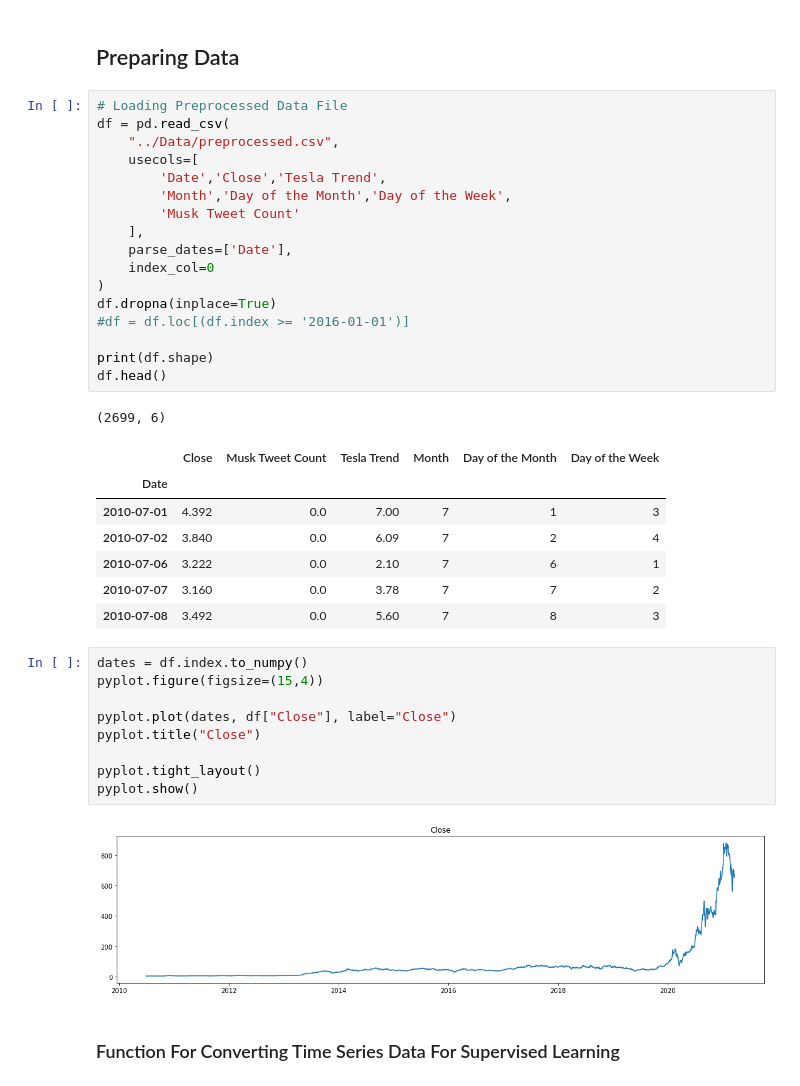
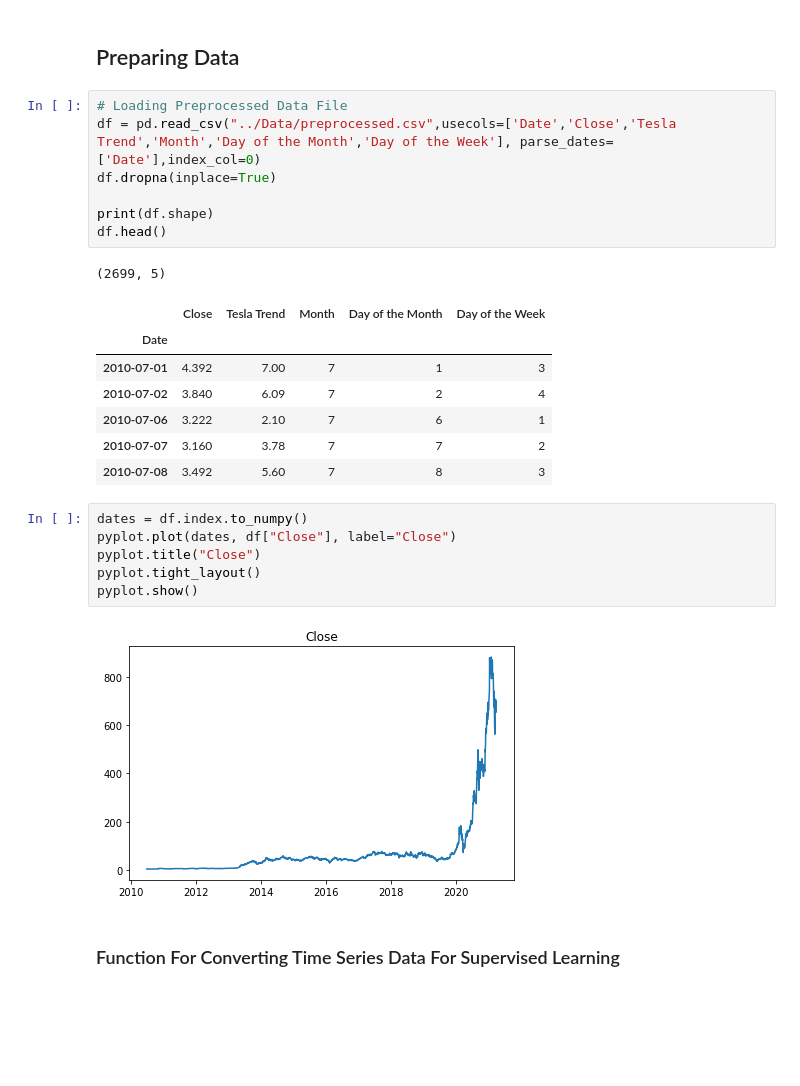
Before and after one commit to TLChilton/Senior_Capstone, a Jupyter notebook: Thomas/LSTMTestBed.ipynb, the cells around one changed output. Saved outputs shown, nothing was run; the diff lists cells and outputs as text; blank space fills up the shorter version.

```diff
--- a/Thomas/LSTMTestBed.ipynb
+++ b/Thomas/LSTMTestBed.ipynb
@@ -19,41 +16,28 @@ from sklearn.metrics import mean_squared_error
 ## Preparing Data
 # %%
 # Loading Preprocessed Data File
-df = pd.read_csv(
-    "../Data/preprocessed.csv",
-    usecols=[
-        'Date','Close','Tesla Trend',
-        'Month','Day of the Month','Day of the Week',
-        'Musk Tweet Count'
-    ],
-    parse_dates=['Date'],
-    index_col=0
-)
+df = pd.read_csv("../Data/preprocessed.csv",usecols=['Date','Close','Tesla Trend','Month','Day of the Month','Day of the Week'], parse_dates=['Date'],index_col=0)
 df.dropna(inplace=True)
-#df = df.loc[(df.index >= '2016-01-01')]
 
 print(df.shape)
 df.head()
 # %% [output]
-(2699, 6)
+(2699, 5)
-|  | Close | Musk Tweet Count | Tesla Trend | Month | Day of the Month | Day of the Week |
-| Date |  |  |  |  |  |  |
-| 2010-07-01 | 4.392 | 0.0 | 7.00 | 7 | 1 | 3 |
-| 2010-07-02 | 3.840 | 0.0 | 6.09 | 7 | 2 | 4 |
-| 2010-07-06 | 3.222 | 0.0 | 2.10 | 7 | 6 | 1 |
-| 2010-07-07 | 3.160 | 0.0 | 3.78 | 7 | 7 | 2 |
-| 2010-07-08 | 3.492 | 0.0 | 5.60 | 7 | 8 | 3 |
+|  | Close | Tesla Trend | Month | Day of the Month | Day of the Week |
+| Date |  |  |  |  |  |
+| 2010-07-01 | 4.392 | 7.00 | 7 | 1 | 3 |
+| 2010-07-02 | 3.840 | 6.09 | 7 | 2 | 4 |
+| 2010-07-06 | 3.222 | 2.10 | 7 | 6 | 1 |
+| 2010-07-07 | 3.160 | 3.78 | 7 | 7 | 2 |
+| 2010-07-08 | 3.492 | 5.60 | 7 | 8 | 3 |
 # %%
 dates = df.index.to_numpy()
-pyplot.figure(figsize=(15,4))
-
 pyplot.plot(dates, df["Close"], label="Close")
 pyplot.title("Close")
-
 pyplot.tight_layout()
 pyplot.show()
 # %% [output]
-[figure, old version]
+[figure, new version]
 # %% [markdown]
 ### Function For Converting Time Series Data For Supervised Learning
 # %%
```
Also changed, not shown: parts of 17 cells of this notebook, 3 other files.
